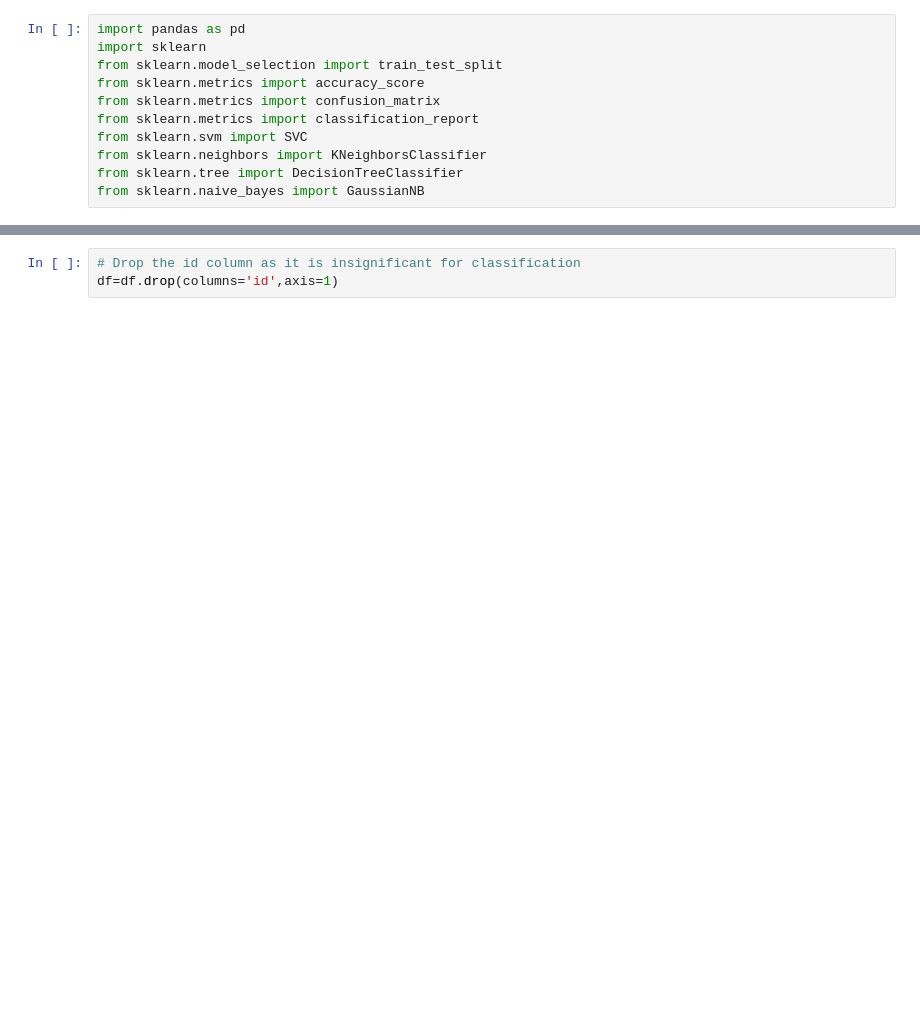
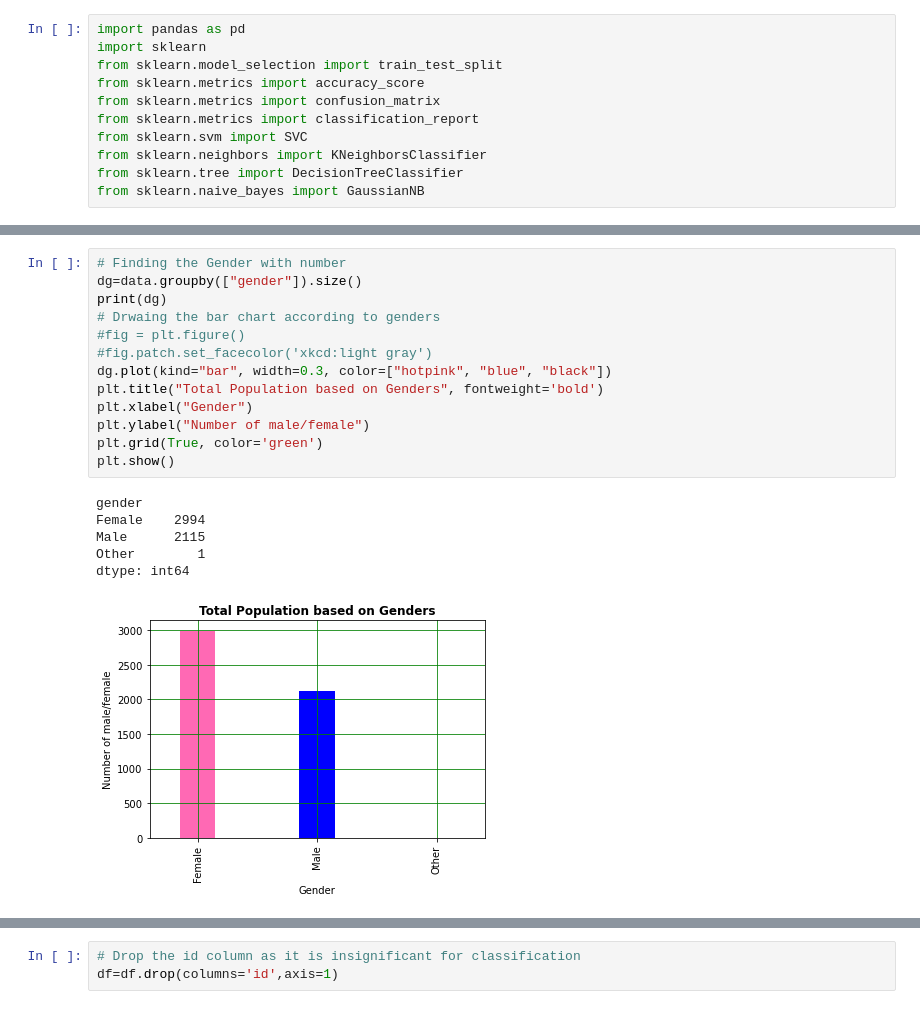
Before and after one commit to cmsharma/strokeprediction, a Jupyter notebook: stroke_prediction.ipynb, the cells around one changed output, grey strips where cells are left out. Saved outputs shown, nothing was run; the diff lists cells and outputs as text; blank space fills up the shorter version.

```diff
--- a/stroke_prediction.ipynb
+++ b/stroke_prediction.ipynb
@@ -53,0 +167,20 @@ print(df.head())
+# %%
+# Finding the Gender with number
+dg=data.groupby(["gender"]).size()
+print(dg)
+# Drwaing the bar chart according to genders
+#fig = plt.figure()
+#fig.patch.set_facecolor('xkcd:light gray')
+dg.plot(kind="bar", width=0.3, color=["hotpink", "blue", "black"])
+plt.title("Total Population based on Genders", fontweight='bold')
+plt.xlabel("Gender")
+plt.ylabel("Number of male/female")
+plt.grid(True, color='green')
+plt.show()
+# %% [output]
+gender
+Female    2994
+Male      2115
+Other        1
+dtype: int64
+[figure, added]
```
Also changed, not shown: parts of 57 cells of this notebook, 4 other files.
